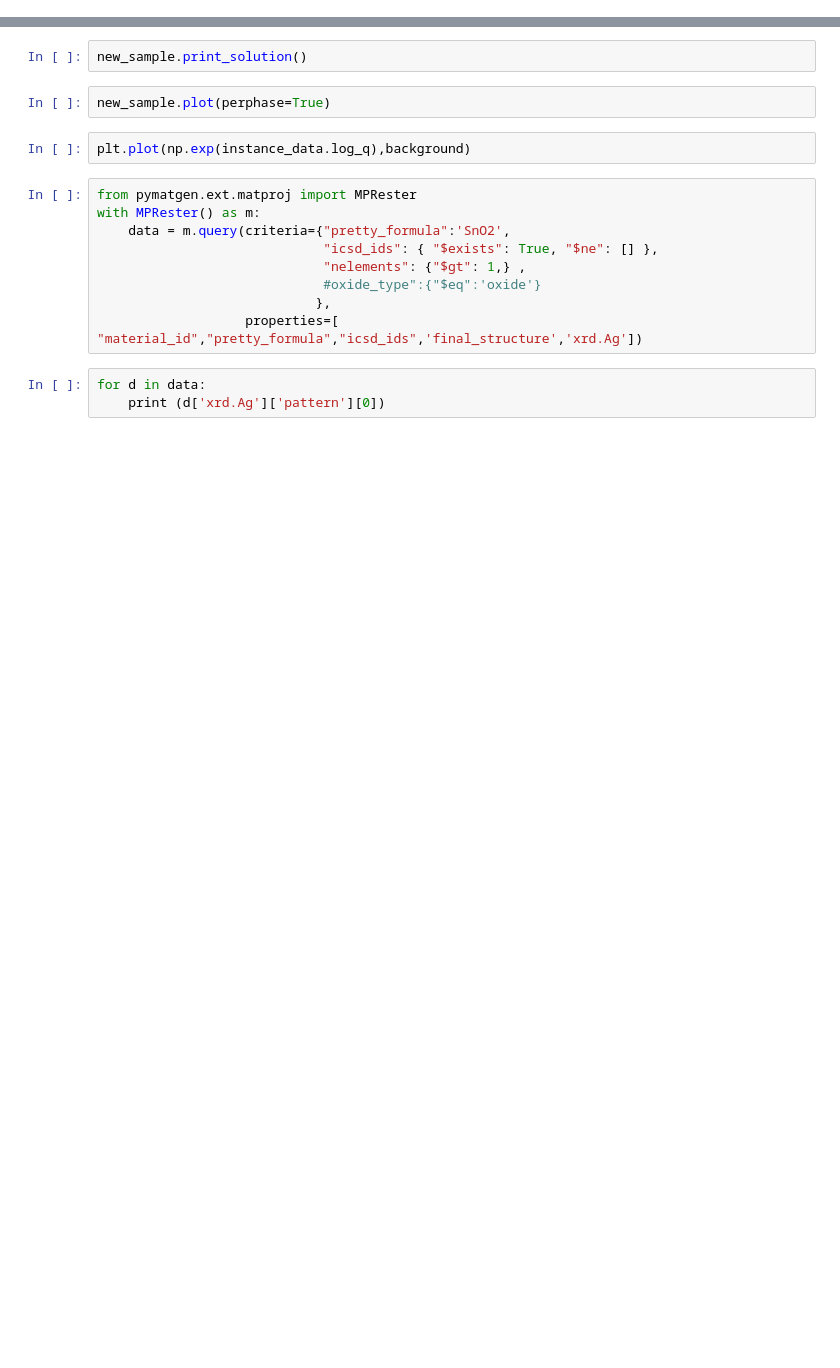
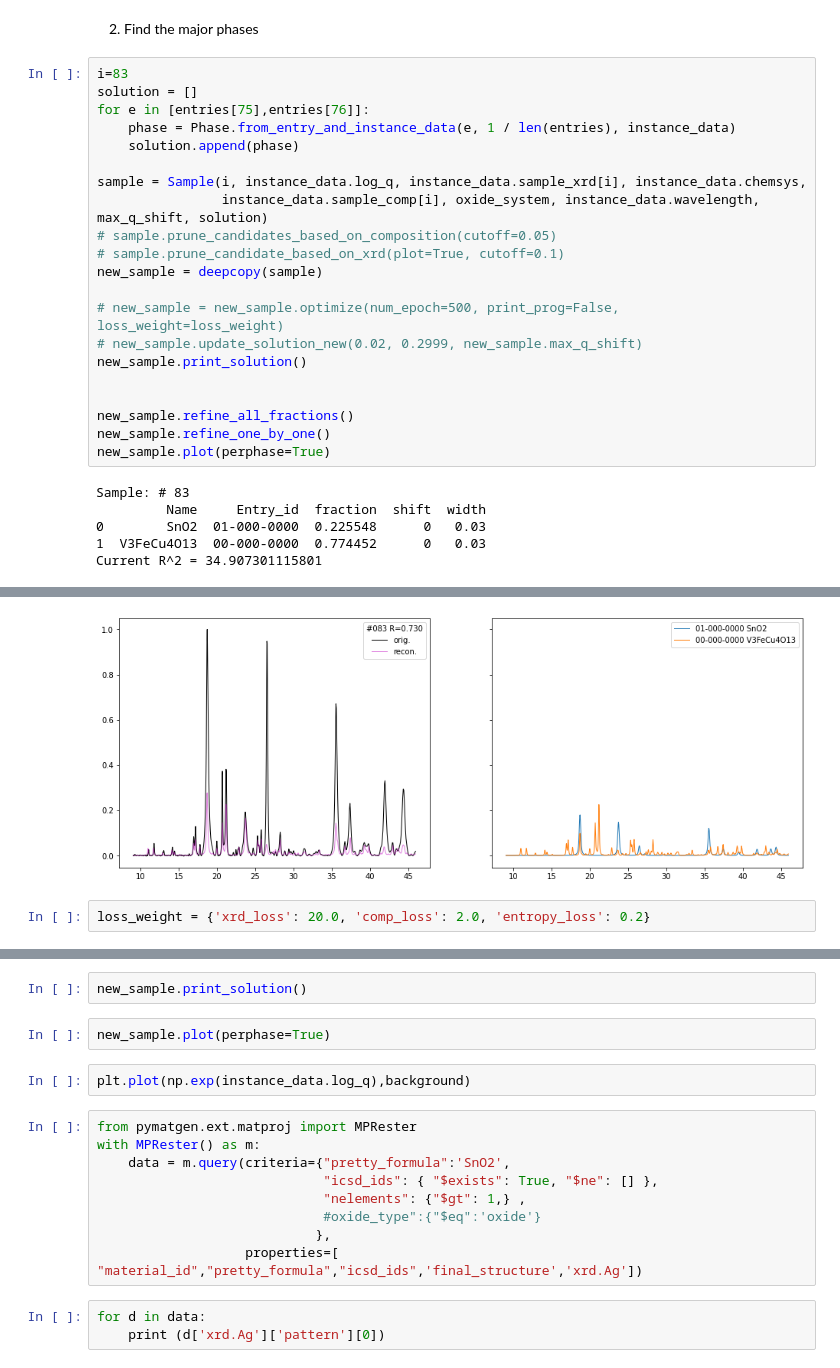
Before and after one commit to ComputationalMaterials-WestLake-Univ/phasemapy, a Jupyter notebook: scripts_Cu-Fe-V-O/solver_Cu-fe-V.ipynb, the cells around one changed output, grey strips where cells are left out. Saved outputs shown, nothing was run; the diff lists cells and outputs as text; blank space fills up the shorter version.

```diff
--- a/scripts_Cu-Fe-V-O/solver_Cu-fe-V.ipynb
+++ b/scripts_Cu-Fe-V-O/solver_Cu-fe-V.ipynb
@@ -185,0 +95,29 @@ chemsys[0]
+# %% [markdown]
+2. Find the major phases
+# %%
+i=83
+solution = []
+for e in [entries[75],entries[76]]:
+    phase = Phase.from_entry_and_instance_data(e, 1 / len(entries), instance_data)
+    solution.append(phase)
+
+sample = Sample(i, instance_data.log_q, instance_data.sample_xrd[i], instance_data.chemsys,
+                instance_data.sample_comp[i], oxide_system, instance_data.wavelength, max_q_shift, solution)
+# sample.prune_candidates_based_on_composition(cutoff=0.05)
+# sample.prune_candidate_based_on_xrd(plot=True, cutoff=0.1)
+new_sample = deepcopy(sample)
+
+# new_sample = new_sample.optimize(num_epoch=500, print_prog=False, loss_weight=loss_weight)
+# new_sample.update_solution_new(0.02, 0.2999, new_sample.max_q_shift)
+new_sample.print_solution()
+
+
+new_sample.refine_all_fractions()
+new_sample.refine_one_by_one()
+new_sample.plot(perphase=True)
+# %% [output]
+Sample: # 83
+         Name     Entry_id  fraction  shift  width
+0        SnO2  01-000-0000  0.225548      0   0.03
+1  V3FeCu4O13  00-000-0000  0.774452      0   0.03
+Current R^2 = 34.907301115801
@@ -185,0 +125,3 @@ chemsys[0]
+[figure, added]
+# %%
+loss_weight = {'xrd_loss': 20.0, 'comp_loss': 2.0, 'entropy_loss': 0.2}
```
Also changed, not shown: parts of 77 cells of this notebook.
